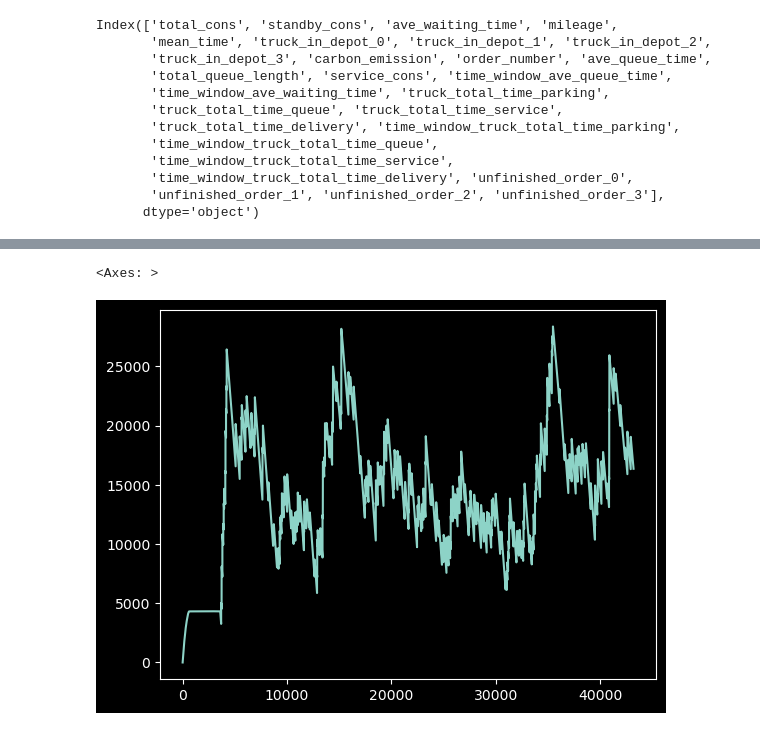
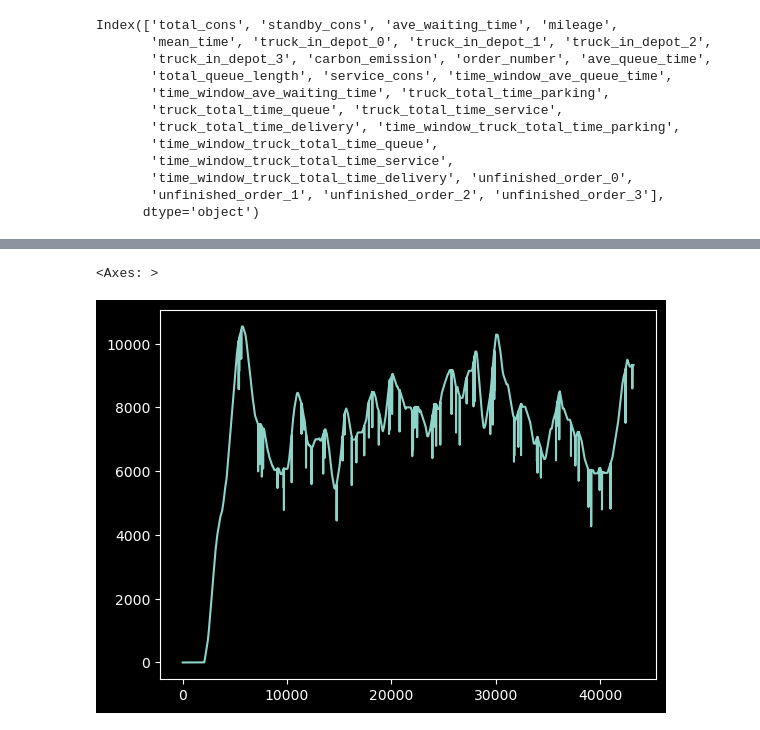
Before and after one commit to kornbjtu/LargeEvent, a Jupyter notebook: plot.ipynb, the cells around one changed output, grey strips where cells are left out. Saved outputs shown, nothing was run; the diff lists cells and outputs as text; code cells hidden in the pictures.

```diff
--- a/plot.ipynb
+++ b/plot.ipynb
@@ -41,8 +41,8 @@ d[["unfinished_order_0", "unfinished_order_1", "unfinished_order_2", "unfinished
 # %%
-d['time_window_truck_total_time_parking'].plot()
+d['time_window_truck_total_time_delivery'].plot()
 # %% [output]
 <Axes: >
-[figure, old version]
+[figure, new version]
 # %%
 d[['truck_in_depot_0', 'truck_in_depot_1', 'truck_in_depot_2', 'truck_in_depot_3']].plot()
 # %% [output]
```
Also changed, not shown: parts of 3 cells of this notebook, 1 other file.
